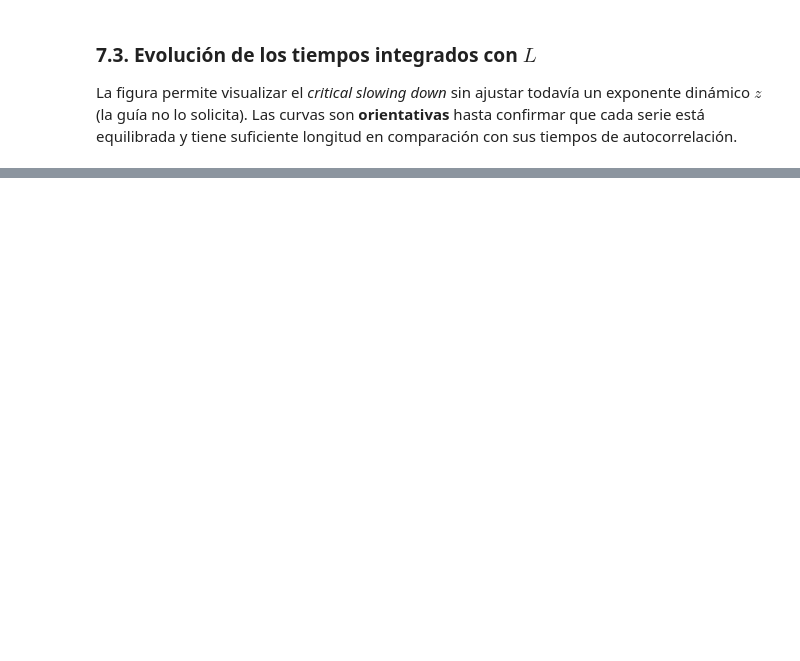
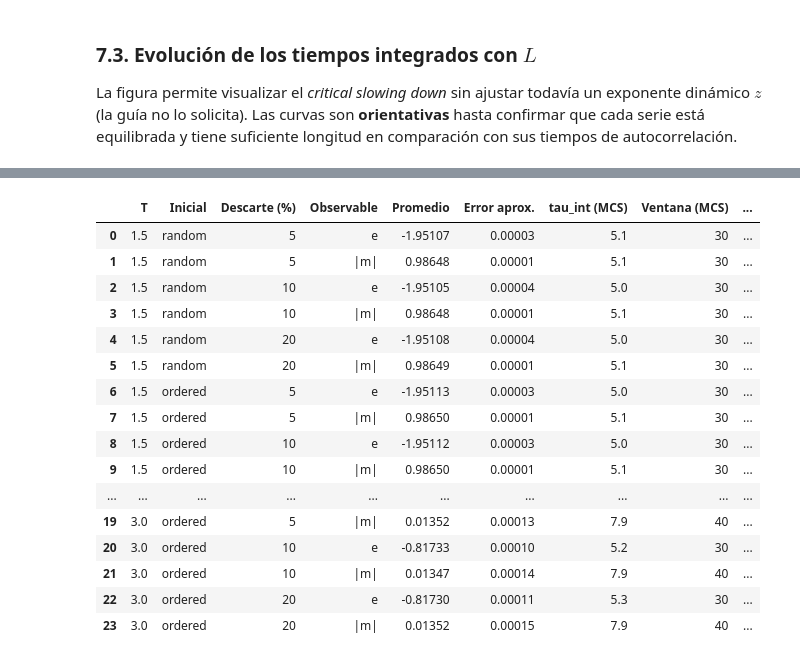
Before and after one commit to gonzaloangaut/IsingModel, a Jupyter notebook: analysis_preliminar.ipynb, the cells around one changed output, grey strips where cells are left out. Saved outputs shown, nothing was run; the diff lists cells and outputs as text; code cells hidden in the pictures; blank space fills up the shorter version.

```diff
--- a/analysis_preliminar.ipynb
+++ b/analysis_preliminar.ipynb
@@ -644,0 +904,88 @@ Con los datos de $L=32$ discutiremos si es suficiente continuar al siguiente tam
+# %%
+OFF_DISCARD_FRACTIONS = [0.05, 0.10, 0.20]
+rows_off = []
+rows_halves_off = []
+for T, these_runs in runs_offcritical.items():
+    for initial, selected in these_runs.items():
+        df_full, dt = regular_series(selected["path"])
+        last_mcs = int(df_full["MCS"].iloc[-1])
+        for frac in OFF_DISCARD_FRACTIONS:
+            discard_mcs = int(np.ceil(frac * last_mcs / dt) * dt)
+            part = df_full[df_full["MCS"] >= discard_mcs]
+            if len(part) < 50:
+                print(f"T={T}, {initial}: insuficientes mediciones para descarte {frac}")
+                continue
+            for observable, values in {
+                "e": part["Energy_per_spin"].to_numpy(),
+                "|m|": part["Mag_per_spin"].abs().to_numpy(),
+            }.items():
+                try:
+                    est = estimate_correlated_mean(values, dt)
+                except ValueError as exc:
+                    print(f"T={T:g}, {initial}, {observable}: {exc}")
+                    continue
+                rows_off.append({
+                    "T": T, "Inicial": initial, "Descarte (%)": int(frac * 100),
+                    "Observable": observable, **est,
+                })
+                if frac == 0.10:
+                    middle = len(values) // 2
+                    if middle >= 50:
+                        try:
+                            first = estimate_correlated_mean(values[:middle], dt)
+                            second = estimate_correlated_mean(values[middle:], dt)
+                        except ValueError as exc:
+                            print(f"T={T:g}, {initial}, {observable}, mitades: {exc}")
+                            continue
+                        combined_se = np.hypot(first["Error aprox."], second["Error aprox."])
+                        rows_halves_off.append({
+                            "T": T, "Inicial": initial, "Observable": observable,
+                            "Prom. mitad 1": first["Promedio"],
+                            "Prom. mitad 2": second["Promedio"],
+                            "Diferencia / error": abs(first["Promedio"] - second["Promedio"]) / combined_se
+                            if combined_se > 0 else np.nan,
+                            "tau mitad 1 (MCS)": first["tau_int (MCS)"],
+                            "tau mitad 2 (MCS)": second["tau_int (MCS)"],
+                            "Ventanas OK": first["Ventana OK"] and second["Ventana OK"],
+                        })
+
+offcritical_summary = pd.DataFrame(rows_off)
+offcritical_halves = pd.DataFrame(rows_halves_off)
+
+if not offcritical_summary.empty:
+    display(offcritical_summary.round({
+        "Promedio": 5, "Error aprox.": 5,
+        "tau_int (MCS)": 1, "N_eff aprox.": 1,
+    }))
+else:
+    print("No hay resultados fuera de Tc para analizar.")
+
+if not offcritical_halves.empty:
+    display(offcritical_halves.round({
+        "Prom. mitad 1": 5, "Prom. mitad 2": 5,
+        "Diferencia / error": 2, "tau mitad 1 (MCS)": 1,
+        "tau mitad 2 (MCS)": 1,
+    }))
+    flagged = offcritical_halves[
+        (offcritical_halves["Diferencia / error"] > 2.5) | ~offcritical_halves["Ventanas OK"]
+    ]
+    if not flagged.empty:
+        print("Advertencia: algunas mitades o ventanas deben revisarse antes de fijar el protocolo.")
+# %% [output]
+|  | T | Inicial | Descarte (%) | Observable | Promedio | Error aprox. | tau_int (MCS) | Ventana (MCS) | ... |
+| 0 | 1.5 | random | 5 | e | -1.95107 | 0.00003 | 5.1 | 30 | ... |
+| 1 | 1.5 | random | 5 | |m| | 0.98648 | 0.00001 | 5.1 | 30 | ... |
+| 2 | 1.5 | random | 10 | e | -1.95105 | 0.00004 | 5.0 | 30 | ... |
+| 3 | 1.5 | random | 10 | |m| | 0.98648 | 0.00001 | 5.1 | 30 | ... |
+| 4 | 1.5 | random | 20 | e | -1.95108 | 0.00004 | 5.0 | 30 | ... |
+| 5 | 1.5 | random | 20 | |m| | 0.98649 | 0.00001 | 5.1 | 30 | ... |
+| 6 | 1.5 | ordered | 5 | e | -1.95113 | 0.00003 | 5.0 | 30 | ... |
+| 7 | 1.5 | ordered | 5 | |m| | 0.98650 | 0.00001 | 5.1 | 30 | ... |
+| 8 | 1.5 | ordered | 10 | e | -1.95112 | 0.00003 | 5.0 | 30 | ... |
+| 9 | 1.5 | ordered | 10 | |m| | 0.98650 | 0.00001 | 5.1 | 30 | ... |
+| ... | ... | ... | ... | ... | ... | ... | ... | ... | ... |
+| 19 | 3.0 | ordered | 5 | |m| | 0.01352 | 0.00013 | 7.9 | 40 | ... |
+| 20 | 3.0 | ordered | 10 | e | -0.81733 | 0.00010 | 5.2 | 30 | ... |
+| 21 | 3.0 | ordered | 10 | |m| | 0.01347 | 0.00014 | 7.9 | 40 | ... |
+| 22 | 3.0 | ordered | 20 | e | -0.81730 | 0.00011 | 5.3 | 30 | ... |
+| 23 | 3.0 | ordered | 20 | |m| | 0.01352 | 0.00015 | 7.9 | 40 | ... |
```
Also changed, not shown: parts of 20 cells of this notebook, 36 other files.
